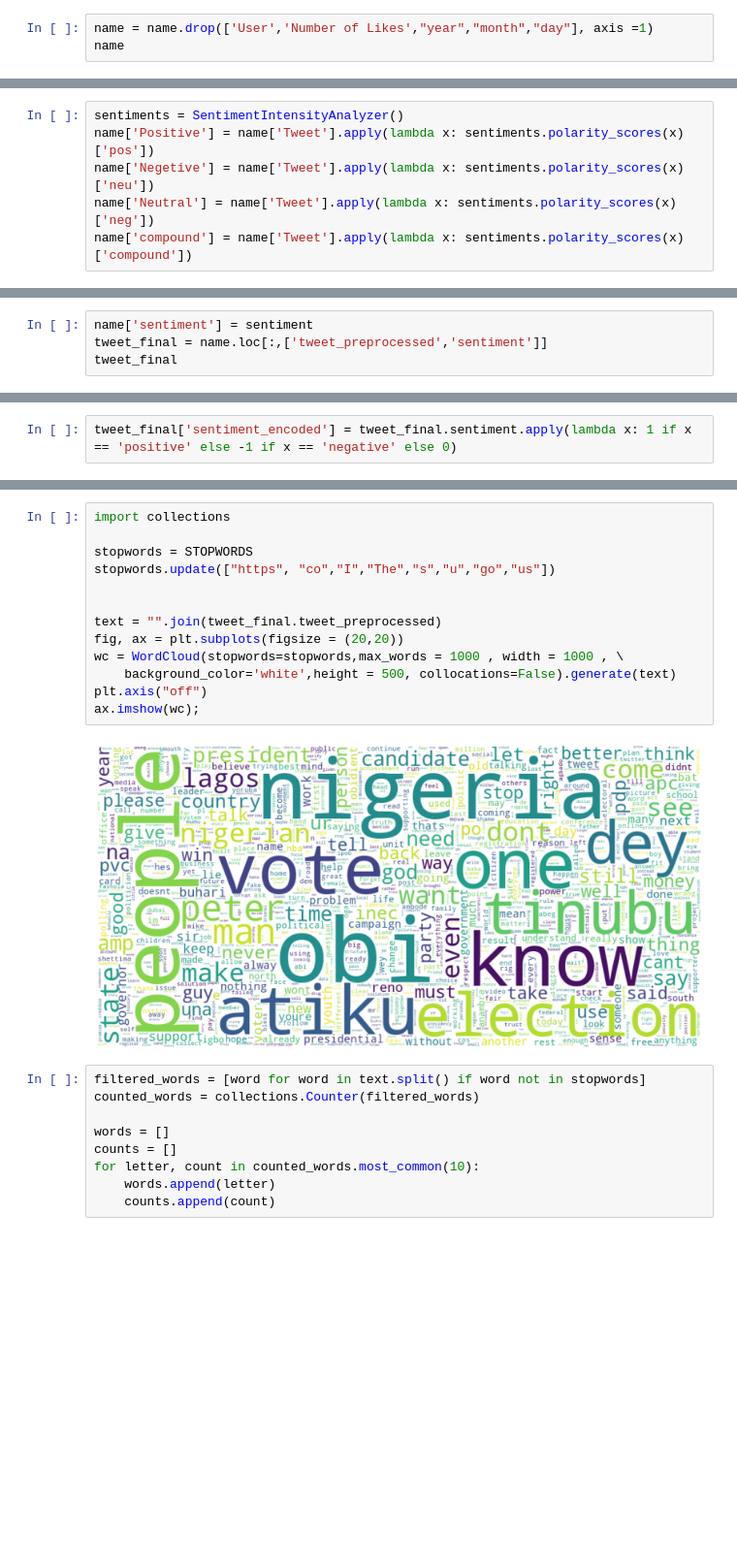
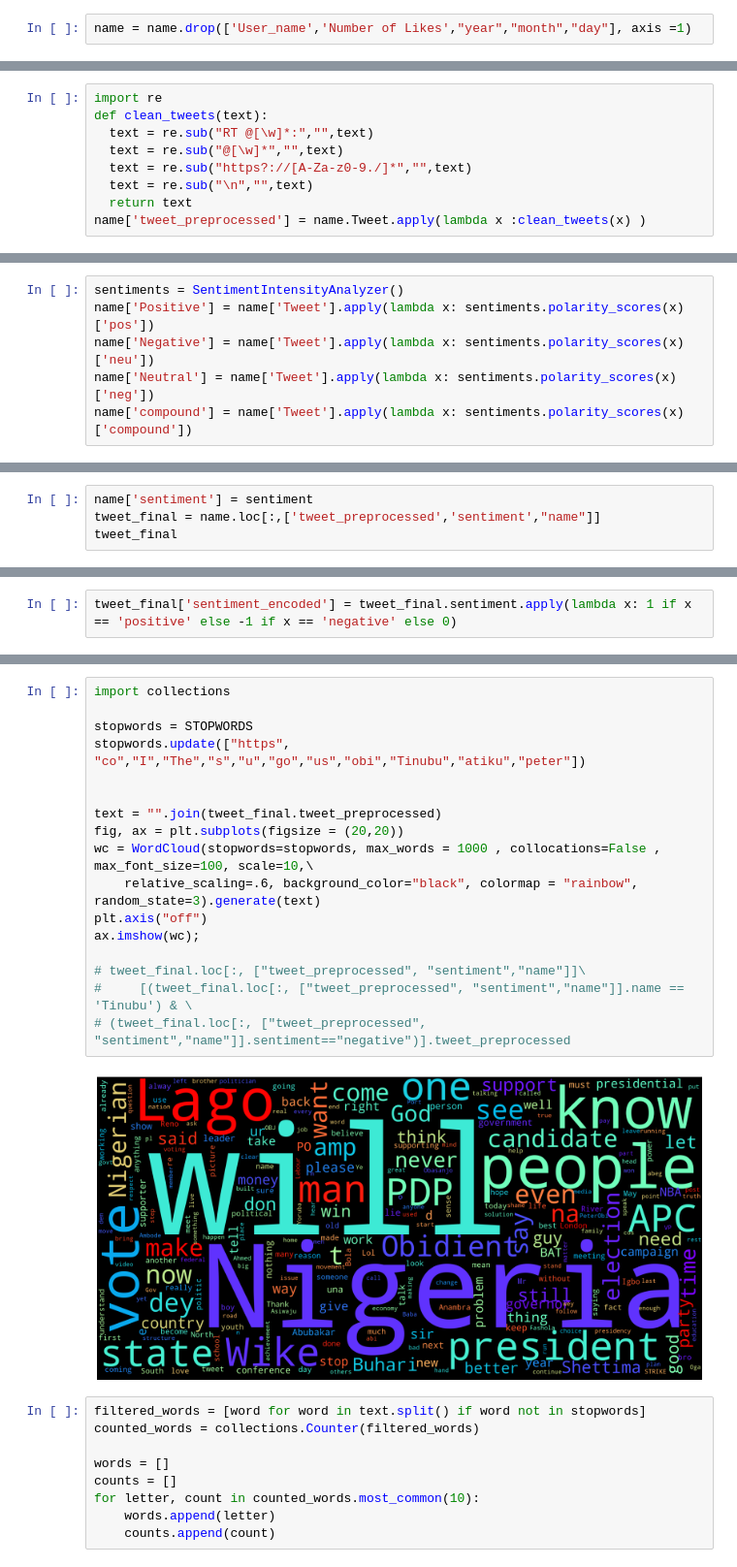
Before and after one commit to godwinnwalozie/NaijaDecide2023, a Jupyter notebook: scrapped_user_handle.ipynb, the cells around one changed output, grey strips where cells are left out. Shown at 97% size. Saved outputs shown, nothing was run; the diff lists cells and outputs as text; blank space fills up the shorter version.

```diff
--- a/scrapped_user_handle.ipynb
+++ b/scrapped_user_handle.ipynb
@@ -69,5 +62,4 @@ name['day'] = pd.DatetimeIndex(name['Date Created']).day.astype('str')
 name['date'] =  name['year'] + '-' + name['month'] + '-' + name['day']
 name['date'] = pd.to_datetime(name['date'])
 # %%
-name = name.drop(['User','Number of Likes',"year","month","day"], axis =1)
-name
+name = name.drop(['User_name','Number of Likes',"year","month","day"], axis =1)
@@ -117 +94,10 @@ name
+# %%
+import re
+def clean_tweets(text):
+  text = re.sub("RT @[\w]*:","",text)
+  text = re.sub("@[\w]*","",text)
+  text = re.sub("https?://[A-Za-z0-9./]*","",text)
+  text = re.sub("\n","",text)
+  return text
+name['tweet_preprocessed'] = name.Tweet.apply(lambda x :clean_tweets(x) )
 # %%
@@ -235,7 +201,7 @@ Name: date, dtype: int64
 # %%
 sentiments = SentimentIntensityAnalyzer()
 name['Positive'] = name['Tweet'].apply(lambda x: sentiments.polarity_scores(x)['pos'])
-name['Negetive'] = name['Tweet'].apply(lambda x: sentiments.polarity_scores(x)['neu'])
+name['Negative'] = name['Tweet'].apply(lambda x: sentiments.polarity_scores(x)['neu'])
 name['Neutral'] = name['Tweet'].apply(lambda x: sentiments.polarity_scores(x)['neg'])
 name['compound'] = name['Tweet'].apply(lambda x: sentiments.polarity_scores(x)['compound'])
 # %%
@@ -252,6 +218,6 @@ for i in score:
 name['sentiment']= sentiment
 # %%
 name['sentiment'] = sentiment
-tweet_final = name.loc[:,['tweet_preprocessed','sentiment']]
+tweet_final = name.loc[:,['tweet_preprocessed','sentiment',"name"]]
 tweet_final
 # %% [output]
@@ -316,18 +272,22 @@ Name: tweet_preprocessed, Length: 39543, dtype: object
 # %%
 import collections
 
 stopwords = STOPWORDS
-stopwords.update(["https", "co","I","The","s","u","go","us"])
+stopwords.update(["https", "co","I","The","s","u","go","us","obi","Tinubu","atiku","peter"])
 
 
 text = "".join(tweet_final.tweet_preprocessed)
 fig, ax = plt.subplots(figsize = (20,20))
-wc = WordCloud(stopwords=stopwords,max_words = 1000 , width = 1000 , \
-    background_color='white',height = 500, collocations=False).generate(text)
+wc = WordCloud(stopwords=stopwords, max_words = 1000 , collocations=False , max_font_size=100, scale=10,\
+    relative_scaling=.6, background_color="black", colormap = "rainbow", random_state=3).generate(text)
 plt.axis("off")
 ax.imshow(wc);
+
+# tweet_final.loc[:, ["tweet_preprocessed", "sentiment","name"]]\
+#     [(tweet_final.loc[:, ["tweet_preprocessed", "sentiment","name"]].name == 'Tinubu') & \
+# (tweet_final.loc[:, ["tweet_preprocessed", "sentiment","name"]].sentiment=="negative")].tweet_preprocessed
 # %% [output]
-[figure, old version]
+[figure, new version]
 # %%
 filtered_words = [word for word in text.split() if word not in stopwords]
 counted_words = collections.Counter(filtered_words)
```
Also changed, not shown: parts of 45 cells of this notebook, 5 other files.
